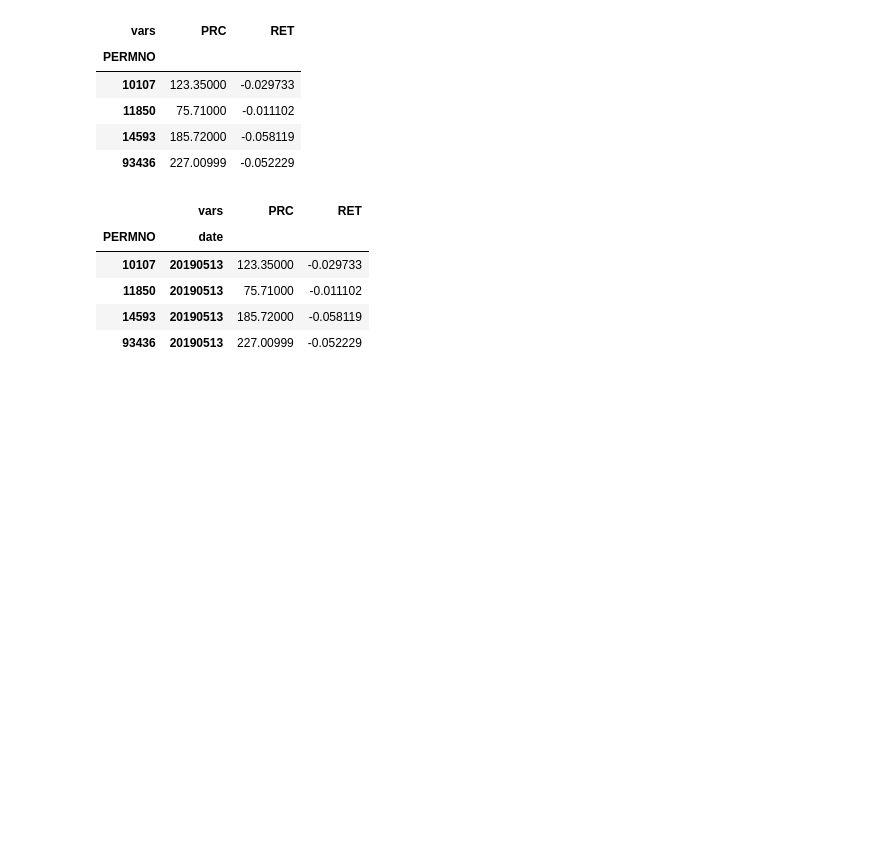
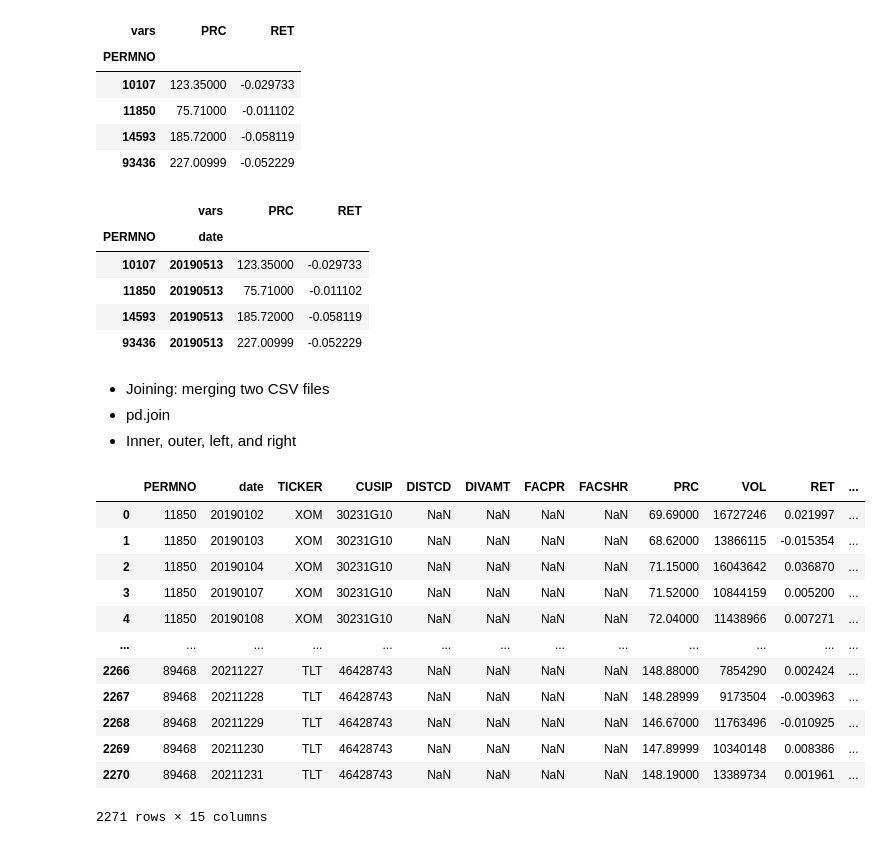
Before and after one commit to thetommymeyer/fin-data-analysis-spring2024, a Jupyter notebook: feb29class.ipynb, the cells around one changed output. Cells and saved outputs as stored; diff of their text form; code cells hidden in the pictures; blank space fills up the shorter version.

```diff
--- a/feb29class.ipynb
+++ b/feb29class.ipynb
@@ -131,3 +132,26 @@ wide3
 | 11850 | 20190513 | 75.71000 | -0.011102 |
 | 14593 | 20190513 | 185.72000 | -0.058119 |
 | 93436 | 20190513 | 227.00999 | -0.052229 |
+# %% [markdown]
+- Joining: merging two CSV files
+- pd.join
+- Inner, outer, left, and right
+# %%
+crsp1 = pd.read_csv('https://raw.githubusercontent.com/aaiken1/fin-data-analysis-python/main/data/crsp_022722.csv')
+crsp2 = pd.read_csv('https://raw.githubusercontent.com/aaiken1/fin-data-analysis-python/main/data/crsp_030622.csv')
+# %%
+crsp1
+# %% [output]
+|  | PERMNO | date | TICKER | CUSIP | DISTCD | DIVAMT | FACPR | FACSHR | PRC | VOL | RET | ... |
+| 0 | 11850 | 20190102 | XOM | 30231G10 | NaN | NaN | NaN | NaN | 69.69000 | 16727246 | 0.021997 | ... |
+| 1 | 11850 | 20190103 | XOM | 30231G10 | NaN | NaN | NaN | NaN | 68.62000 | 13866115 | -0.015354 | ... |
+| 2 | 11850 | 20190104 | XOM | 30231G10 | NaN | NaN | NaN | NaN | 71.15000 | 16043642 | 0.036870 | ... |
+| 3 | 11850 | 20190107 | XOM | 30231G10 | NaN | NaN | NaN | NaN | 71.52000 | 10844159 | 0.005200 | ... |
+| 4 | 11850 | 20190108 | XOM | 30231G10 | NaN | NaN | NaN | NaN | 72.04000 | 11438966 | 0.007271 | ... |
+| ... | ... | ... | ... | ... | ... | ... | ... | ... | ... | ... | ... | ... |
+| 2266 | 89468 | 20211227 | TLT | 46428743 | NaN | NaN | NaN | NaN | 148.88000 | 7854290 | 0.002424 | ... |
+| 2267 | 89468 | 20211228 | TLT | 46428743 | NaN | NaN | NaN | NaN | 148.28999 | 9173504 | -0.003963 | ... |
+| 2268 | 89468 | 20211229 | TLT | 46428743 | NaN | NaN | NaN | NaN | 146.67000 | 11763496 | -0.010925 | ... |
+| 2269 | 89468 | 20211230 | TLT | 46428743 | NaN | NaN | NaN | NaN | 147.89999 | 10340148 | 0.008386 | ... |
+| 2270 | 89468 | 20211231 | TLT | 46428743 | NaN | NaN | NaN | NaN | 148.19000 | 13389734 | 0.001961 | ... |
+2271 rows × 15 columns
```
Also changed, not shown: parts of 5 cells of this notebook.
